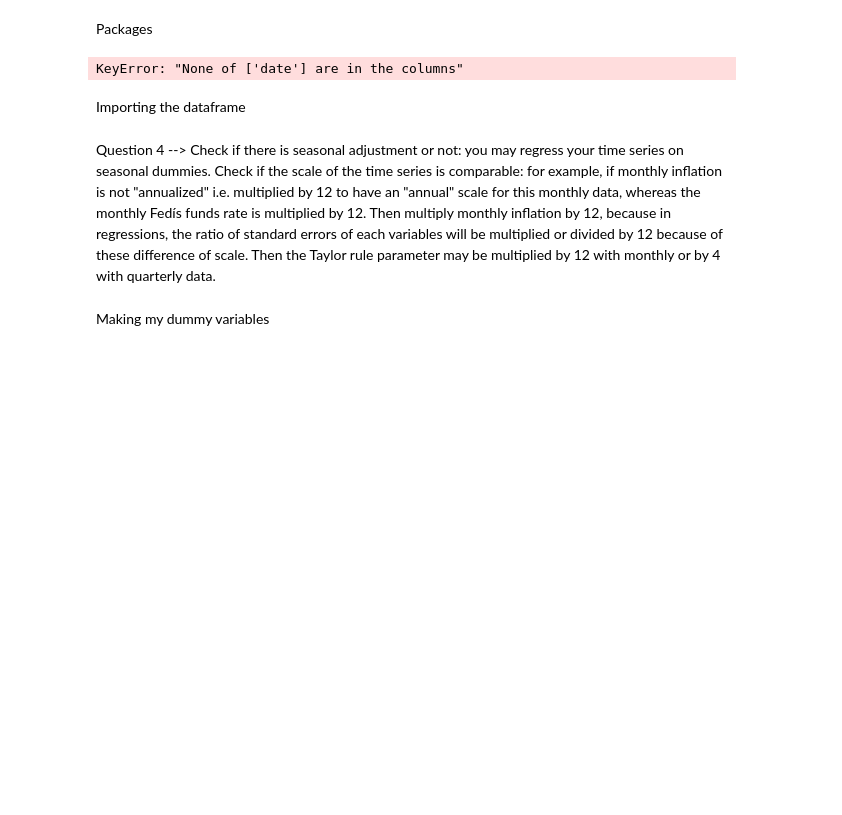
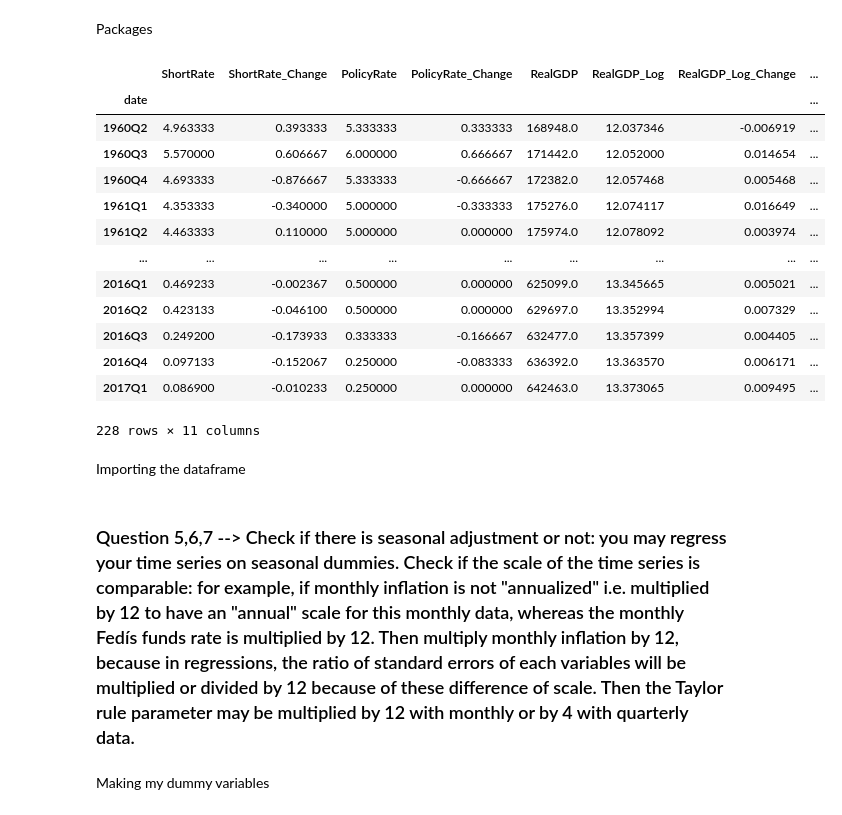
Before and after one commit to LorenzoAlessandro/Monetary-and-Financial-Macroeconometrics-Project, a Jupyter notebook: Part 4 Question Code.ipynb, the cells around one changed output. Drawn from its saved outputs; the diff is of its cells as text; code cells hidden in the pictures; blank space fills up the shorter version.

Commit message:
questions up to 10 done

```diff
--- a/Part 4 Question Code.ipynb
+++ b/Part 4 Question Code.ipynb
@@ -7,16 +11,29 @@ import pandas as pd
 # %%
 final_df = pd.read_csv("final_df.csv", index_col=0)
+final_df.index = pd.PeriodIndex(final_df.index, freq="Q")
+# I had this issue when i took the log that some of my values were as -inf and +inf, im just replaincg them with Nan
+final_df.replace([np.inf, -np.inf], np.nan, inplace=True)
 
-# just setting my date column as an index
-
-final_df = final_df.set_index("date")
-final_df.index = pd.PeriodIndex(final_df.index, freq ="Q")
+final_df
 # %% [output]
+|  | ShortRate | ShortRate_Change | PolicyRate | PolicyRate_Change | RealGDP | RealGDP_Log | RealGDP_Log_Change | ... |
+| date |  |  |  |  |  |  |  | ... |
+| 1960Q2 | 4.963333 | 0.393333 | 5.333333 | 0.333333 | 168948.0 | 12.037346 | -0.006919 | ... |
+| 1960Q3 | 5.570000 | 0.606667 | 6.000000 | 0.666667 | 171442.0 | 12.052000 | 0.014654 | ... |
+| 1960Q4 | 4.693333 | -0.876667 | 5.333333 | -0.666667 | 172382.0 | 12.057468 | 0.005468 | ... |
+| 1961Q1 | 4.353333 | -0.340000 | 5.000000 | -0.333333 | 175276.0 | 12.074117 | 0.016649 | ... |
+| 1961Q2 | 4.463333 | 0.110000 | 5.000000 | 0.000000 | 175974.0 | 12.078092 | 0.003974 | ... |
+| ... | ... | ... | ... | ... | ... | ... | ... | ... |
+| 2016Q1 | 0.469233 | -0.002367 | 0.500000 | 0.000000 | 625099.0 | 13.345665 | 0.005021 | ... |
+| 2016Q2 | 0.423133 | -0.046100 | 0.500000 | 0.000000 | 629697.0 | 13.352994 | 0.007329 | ... |
+| 2016Q3 | 0.249200 | -0.173933 | 0.333333 | -0.166667 | 632477.0 | 13.357399 | 0.004405 | ... |
+| 2016Q4 | 0.097133 | -0.152067 | 0.250000 | -0.083333 | 636392.0 | 13.363570 | 0.006171 | ... |
+| 2017Q1 | 0.086900 | -0.010233 | 0.250000 | 0.000000 | 642463.0 | 13.373065 | 0.009495 | ... |
-KeyError: "None of ['date'] are in the columns"
+228 rows × 11 columns
 # %% [markdown]
 Importing the dataframe
 # %% [markdown]
-Question 4 --> Check if there is seasonal adjustment or not: you may regress your time series on seasonal dummies. Check if the scale of the time series is comparable: for example, if monthly inflation is not "annualized" i.e. multiplied by 12 to have an "annual" scale for this monthly data, whereas the monthly Fedís funds rate is multiplied by 12. Then multiply monthly inflation by 12, because in regressions, the ratio of standard errors of each variables will be multiplied or divided by 12 because of these difference of scale. Then the Taylor rule parameter may be multiplied by 12 with monthly or by 4 with quarterly data.
+### Question 5,6,7 --> Check if there is seasonal adjustment or not: you may regress your time series on seasonal dummies. Check if the scale of the time series is comparable: for example, if monthly inflation is not "annualized" i.e. multiplied by 12 to have an "annual" scale for this monthly data, whereas the monthly Fedís funds rate is multiplied by 12. Then multiply monthly inflation by 12, because in regressions, the ratio of standard errors of each variables will be multiplied or divided by 12 because of these difference of scale. Then the Taylor rule parameter may be multiplied by 12 with monthly or by 4 with quarterly data.
 # %% [markdown]
 Making my dummy variables
 # %%
```
Also changed, not shown: parts of 17 cells of this notebook.
